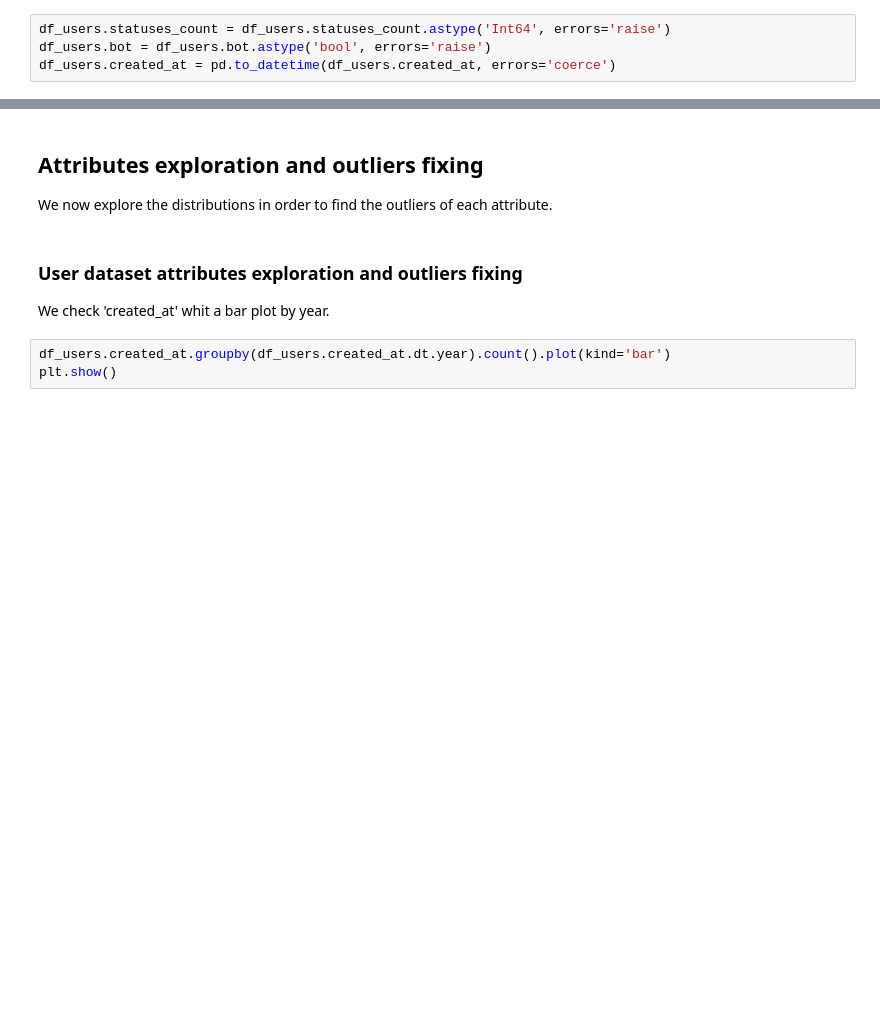
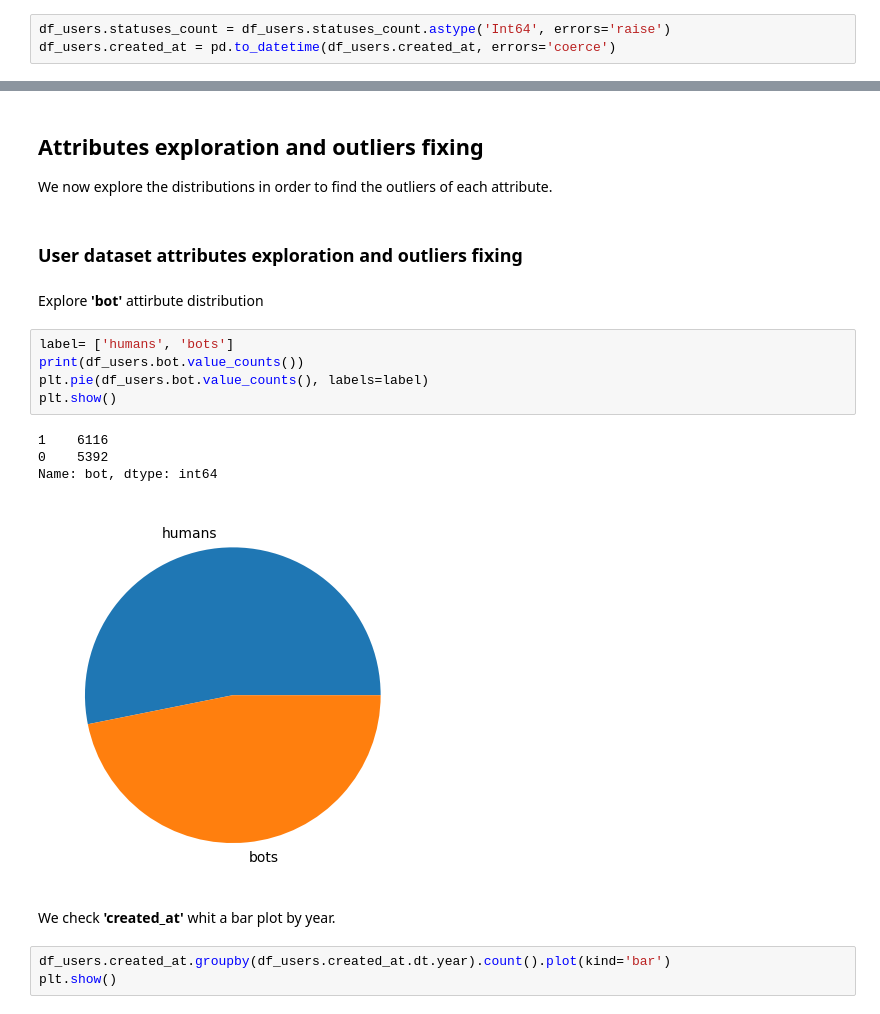
Before and after one commit to alessandrocubic/Unipi-Data-Mining-project-AY-22-23, a Jupyter notebook: TASK_1/Data_Understanding.ipynb, the cells around one changed output, grey strips where cells are left out. Saved outputs shown, nothing was run; the diff lists cells and outputs as text; blank space fills up the shorter version.

```diff
--- a/TASK_1/Data_Understanding.ipynb
+++ b/TASK_1/Data_Understanding.ipynb
@@ -196,6 +196,5 @@ Cast statuses_count to Int64, bot to bool and created_at to DateTime in df_users
 # %%
 df_users.statuses_count = df_users.statuses_count.astype('Int64', errors='raise')
-df_users.bot = df_users.bot.astype('bool', errors='raise')
 df_users.created_at = pd.to_datetime(df_users.created_at, errors='coerce')
 # %%
 df_users.info()
@@ -288,8 +287,20 @@ memory usage: 11.5 MB
 We now explore the distributions in order to find the outliers of each attribute.
 # %% [markdown]
 ### User dataset attributes exploration and outliers fixing
-
-We check 'created_at' whit a bar plot by year.
+# %% [markdown]
+Explore **'bot'** attirbute distribution
+# %%
+label= ['humans', 'bots']
+print(df_users.bot.value_counts())
+plt.pie(df_users.bot.value_counts(), labels=label)
+plt.show()
+# %% [output]
+1    6116
+0    5392
+Name: bot, dtype: int64
+[figure, added]
+# %% [markdown]
+We check **'created_at'** whit a bar plot by year.
 # %%
 df_users.created_at.groupby(df_users.created_at.dt.year).count().plot(kind='bar')
 plt.show()
```
Also changed, not shown: parts of 40 cells of this notebook, 1 other file.
